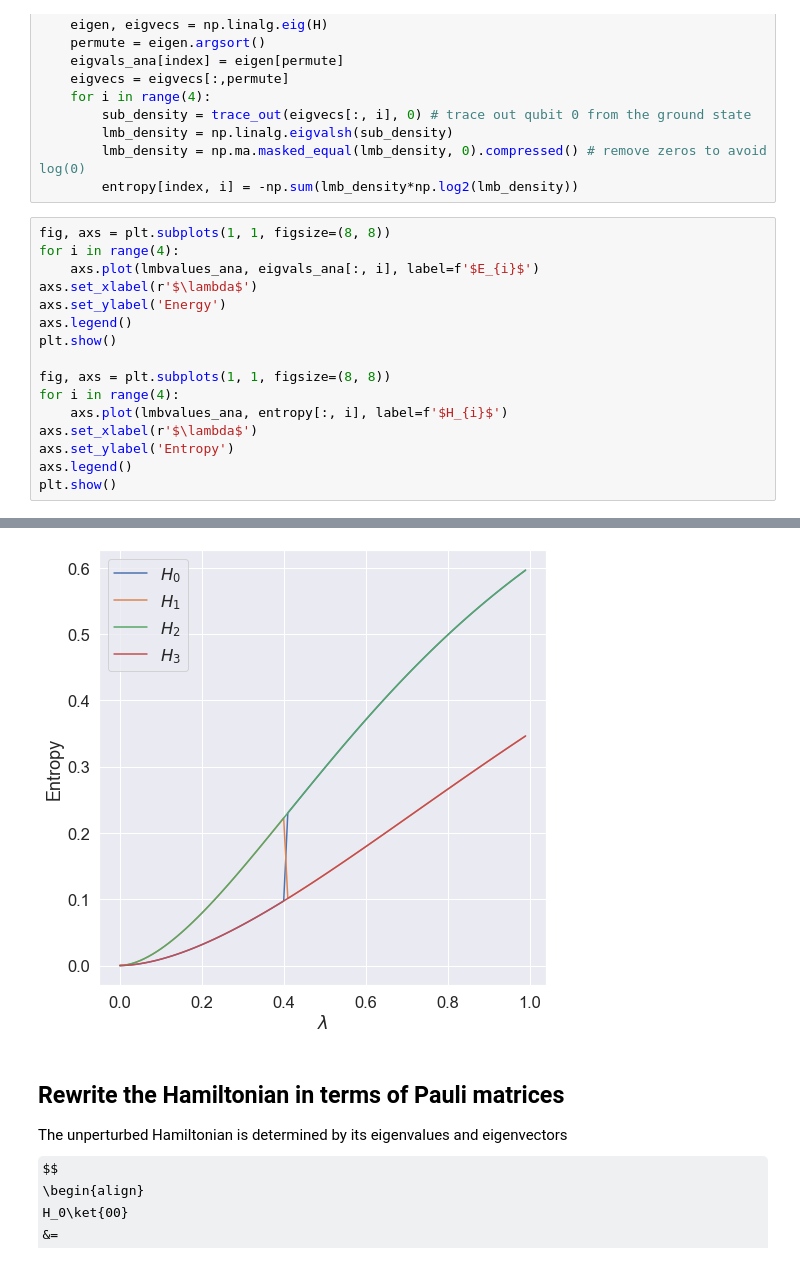
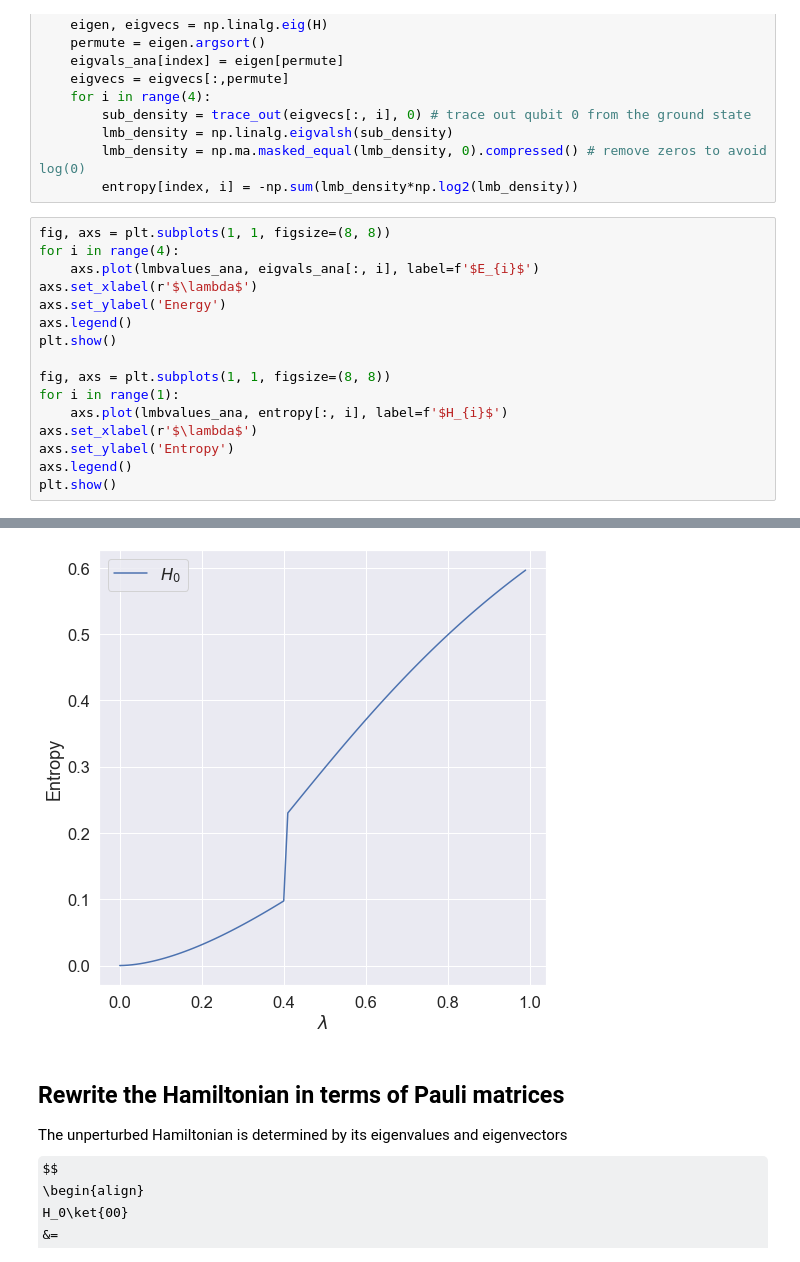
Before and after one commit to augude/FYS4411---Project-2, a Jupyter notebook: two_qubit_VQE.ipynb, the cells around one changed output, grey strips where cells are left out. Saved outputs shown, nothing was run; the diff lists cells and outputs as text; some formulas as TeX source.

```diff
--- a/two_qubit_VQE.ipynb
+++ b/two_qubit_VQE.ipynb
@@ -48,22 +48,22 @@ for index, lmb in enumerate(lmbvalues_ana):
 # %%
 fig, axs = plt.subplots(1, 1, figsize=(8, 8))
 for i in range(4):
     axs.plot(lmbvalues_ana, eigvals_ana[:, i], label=f'$E_{i}$')
 axs.set_xlabel(r'$\lambda$')
 axs.set_ylabel('Energy')
 axs.legend()
 plt.show()
 
 fig, axs = plt.subplots(1, 1, figsize=(8, 8))
-for i in range(4):
+for i in range(1):
     axs.plot(lmbvalues_ana, entropy[:, i], label=f'$H_{i}$')
 axs.set_xlabel(r'$\lambda$')
 axs.set_ylabel('Entropy')
 axs.legend()
 plt.show()
 # %% [output]
 [figure]
-[figure, old version]
+[figure, new version]
 # %% [markdown]
 ## Rewrite the Hamiltonian in terms of Pauli matrices
 The unperturbed Hamiltonian is determined by its eigenvalues and eigenvectors
```
Also changed, not shown: 7 other files.
